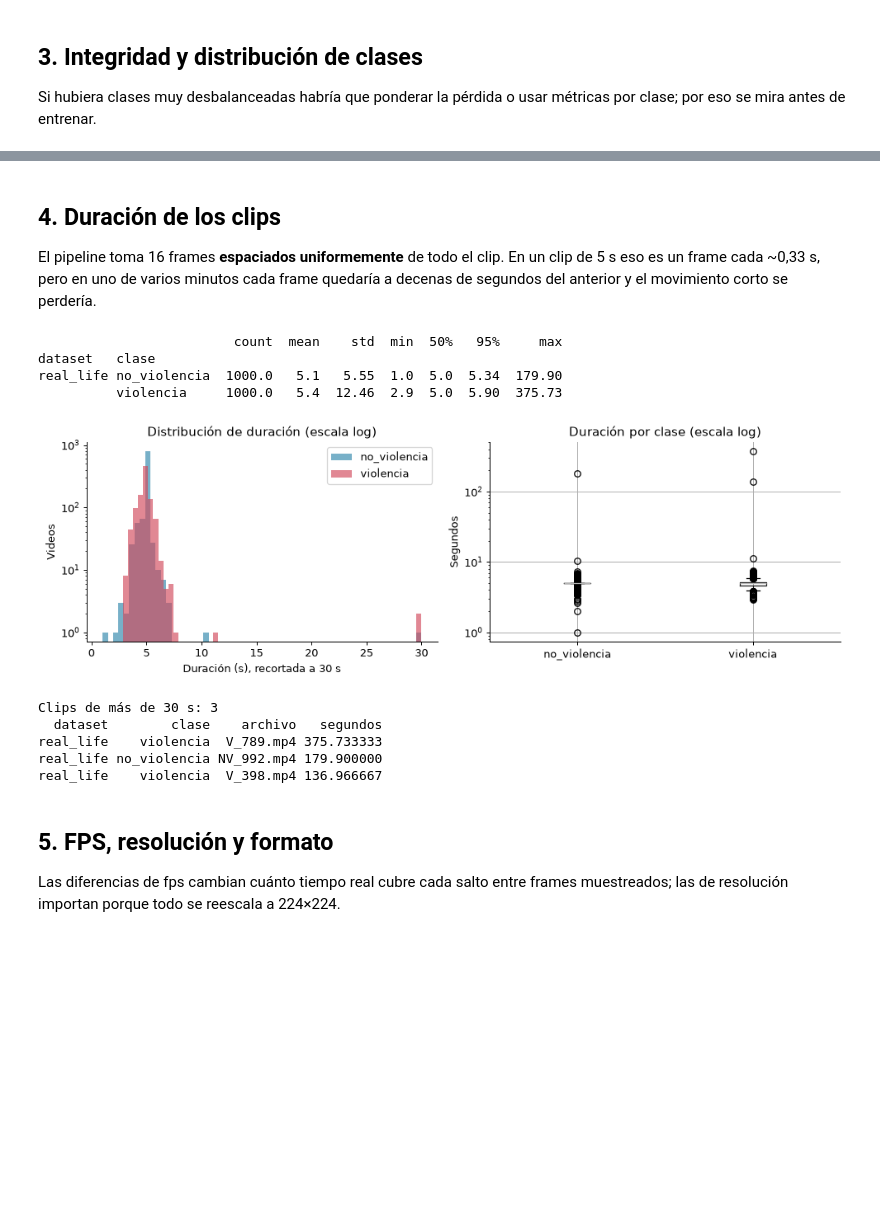
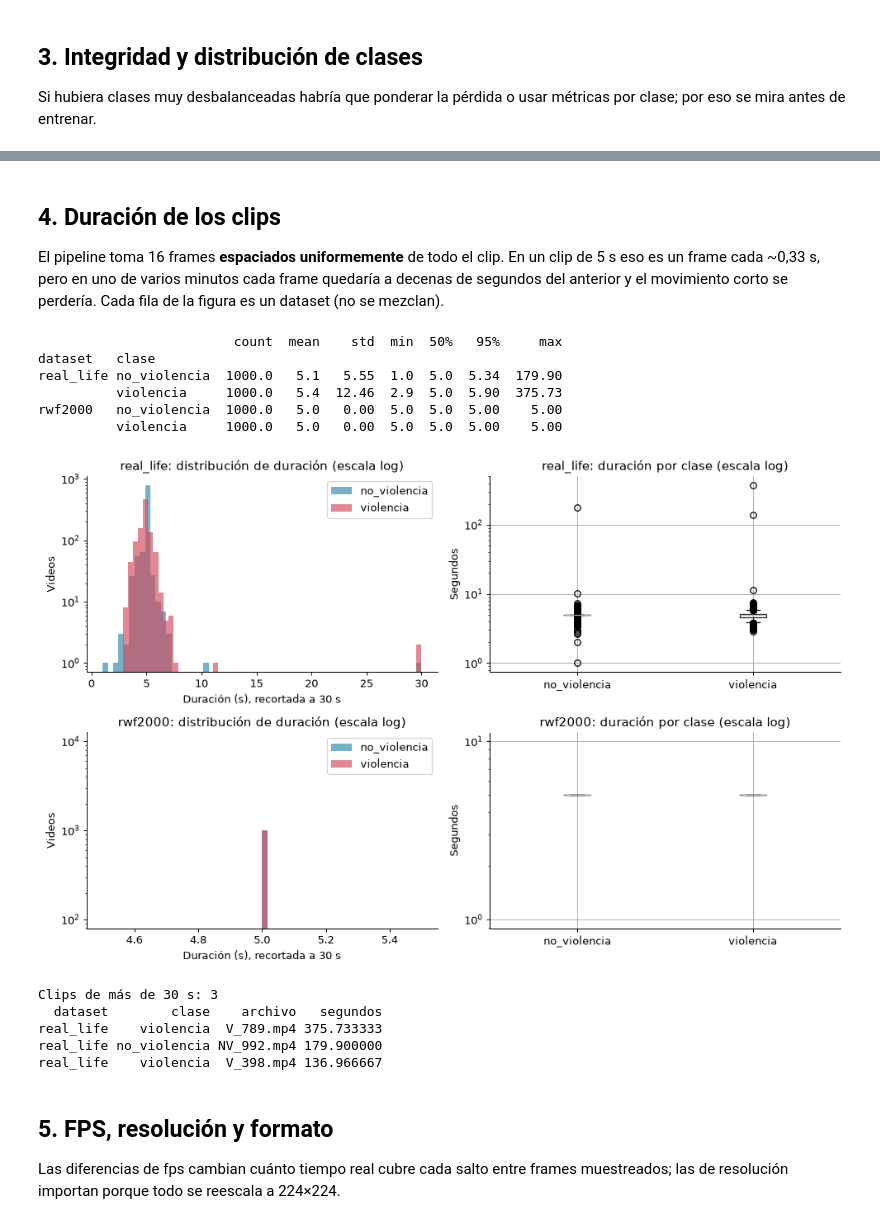
Before and after one commit to ary10220/Security, a Jupyter notebook: notebooks/02_eda_datasets.ipynb, the cells around one changed output, grey strips where cells are left out. Drawn from its saved outputs; the diff is of its cells as text; code cells hidden in the pictures; blank space fills up the shorter version.

```diff
--- a/notebooks/02_eda_datasets.ipynb
+++ b/notebooks/02_eda_datasets.ipynb
@@ -64,6 +65,16 @@ def cargar(nombre: str, carpeta: Path) -> pd.DataFrame:
 real = cargar("real_life", REAL_LIFE_DIR)
 rwf = cargar("rwf2000", RWF_DIR)
 meta = pd.concat([d for d in (real, rwf) if len(d)], ignore_index=True)
+
+# Columnas derivadas usadas mas abajo.
+meta["resolucion"] = meta["ancho"].astype(str) + "x" + meta["alto"].astype(str)
+meta["pixeles"] = meta["ancho"] * meta["alto"]
+# Bitrate aproximado: delata el nivel de compresion del video.
+meta["bitrate_kbps"] = np.where(meta["segundos"] > 0,
+                                meta["bytes"] * 8 / meta["segundos"].where(meta["segundos"] > 0, 1) / 1000, 0.0)
+meta["es_violencia"] = (meta["clase"] == "violencia").astype(int)
+
+DATASETS = list(meta["dataset"].unique())
 print(meta.groupby("dataset").size().to_string())
 # La columna "ruta" (ruta absoluta local) no se muestra para no filtrarla
 # en la salida del notebook que se sube al repo.
@@ -112,40 +124,45 @@ real_life          1000       1000
 El pipeline toma 16 frames **espaciados uniformemente** de todo el clip. En un clip
 de 5 s eso es un frame cada ~0,33 s, pero en uno de varios minutos cada frame
 quedaría a decenas de segundos del anterior y el movimiento corto se perdería.
+Cada fila de la figura es un dataset (no se mezclan).
 # %%
 resumen = meta.groupby(["dataset", "clase"])["segundos"].describe(
     percentiles=[0.5, 0.95]).round(2)
 print(resumen.to_string())
 
-fig, ejes = plt.subplots(1, 2, figsize=(11, 3.8))
-for clase, g in meta.groupby("clase"):
-    # Se recorta a 30 s para ver donde esta la masa de datos.
-    ejes[0].hist(g["segundos"].clip(upper=30), bins=60, alpha=0.65,
-                 color=COLORES[clase], label=clase)
-ejes[0].set_xlabel("Duración (s), recortada a 30 s")
-ejes[0].set_ylabel("Videos")
-ejes[0].set_yscale("log")
-ejes[0].legend()
-ejes[0].set_title("Distribución de duración (escala log)")
+fig, ejes = plt.subplots(len(DATASETS), 2, figsize=(11, 3.6 * len(DATASETS)), squeeze=False)
+for fila, ds in enumerate(DATASETS):
+    d = meta[meta["dataset"] == ds]
+    for clase, g in d.groupby("clase"):
+        # Se recorta a 30 s para ver donde esta la masa de datos.
+        ejes[fila][0].hist(g["segundos"].clip(upper=30), bins=60, alpha=0.65,
+                           color=COLORES[clase], label=clase)
+    ejes[fila][0].set_xlabel("Duración (s), recortada a 30 s")
+    ejes[fila][0].set_ylabel("Videos")
+    ejes[fila][0].set_yscale("log")
+    ejes[fila][0].legend()
+    ejes[fila][0].set_title(f"{ds}: distribución de duración (escala log)")
 
-meta.boxplot(column="segundos", by="clase", ax=ejes[1], showfliers=True)
-ejes[1].set_yscale("log")
-ejes[1].set_title("Duración por clase (escala log)")
-ejes[1].set_xlabel("")
-ejes[1].set_ylabel("Segundos")
+    d.boxplot(column="segundos", by="clase", ax=ejes[fila][1], showfliers=True)
+    ejes[fila][1].set_yscale("log")
+    ejes[fila][1].set_title(f"{ds}: duración por clase (escala log)")
+    ejes[fila][1].set_xlabel("")
+    ejes[fila][1].set_ylabel("Segundos")
 plt.suptitle("")
 plt.tight_layout()
 plt.show()
 
 largos = meta[meta["segundos"] > 30][["dataset", "clase", "archivo", "segundos"]]
 print(f"\nClips de más de 30 s: {len(largos)}")
 print(largos.sort_values("segundos", ascending=False).to_string(index=False))
 # %% [output]
                          count  mean    std  min  50%   95%     max
 dataset   clase
 real_life no_violencia  1000.0   5.1   5.55  1.0  5.0  5.34  179.90
           violencia     1000.0   5.4  12.46  2.9  5.0  5.90  375.73
+rwf2000   no_violencia  1000.0   5.0   0.00  5.0  5.0  5.00    5.00
+          violencia     1000.0   5.0   0.00  5.0  5.0  5.00    5.00
-[figure, old version]
+[figure, new version]
 Clips de más de 30 s: 3
   dataset        clase    archivo   segundos
 real_life    violencia  V_789.mp4 375.733333
```
Also changed, not shown: parts of 17 cells of this notebook.
